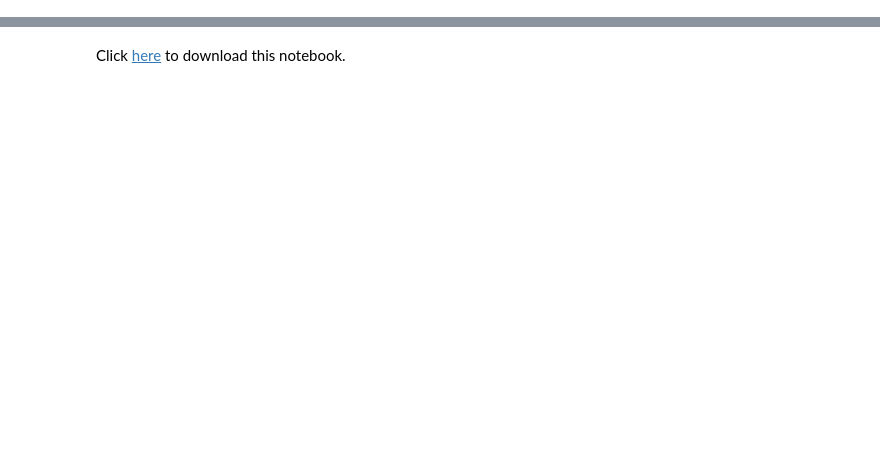
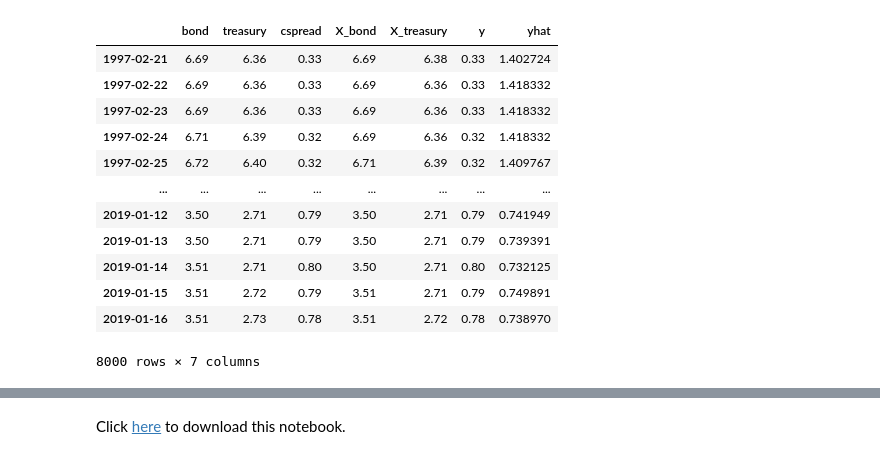
Before and after one commit to allenfrostline/iaqf2019, a Jupyter notebook: explore.ipynb, the cells around one changed output, grey strips where cells are left out. Drawn from its saved outputs; the diff is of its cells as text; code cells hidden in the pictures; blank space fills up the shorter version.

```diff
--- a/explore.ipynb
+++ b/explore.ipynb
@@ -118,3 +70,75 @@ forecast.tail()
+# %%
+X = df[[col for col in df.columns if col[:2] == 'X_']].values
+X = X.reshape(X.shape[0], 1, X.shape[1])
+y = df['y'].values
+
+trained = True
+batch_size = 10
+epochs = 100
+neurons = 4
+val_split = .2
+
+if trained:
+    model = load_model('model.h5')
+    history = pkl.load(open('history.pkl', 'rb'))
+else:
+    model = Sequential()
+    model.add(LSTM(neurons, stateful=True, batch_input_shape=(batch_size, X.shape[1], X.shape[2])))
+    model.add(Dense(1))
+    model.compile(loss='mse', optimizer='adadelta')
+    history = {'loss': [], 'val_loss': [], 'r2': [], 'val_r2': []}
+    t0 = time.time()
+    width = 20
+    rightarrow, blacksquare, whitesquare = '>', '#', '='
+    i = 0
+    while i < epochs:
+        model.fit(X, y, epochs=1, batch_size=batch_size, verbose=0, shuffle=False, validation_split=val_split)
+        loss = model.history.history['loss'][0]
+        val_loss = model.history.history['val_loss'][0]
+        yhat = model.predict(X, batch_size=batch_size)
+        if (np.isnan(loss) or np.isnan(val_loss)) or np.isnan(yhat[-1]):
+            for layer in model.layers:
+                if hasattr(layer, 'kernel_initializer') and hasattr('layer', 'kernel'):
+                    layer.kernel.initializer.run(session=K.get_session())
+            history = {'loss': [], 'val_loss': []}
+            i = 0
+            continue
+        val_size = round(len(y) * val_split)
+        r2 = r2_score(y[:-val_size], yhat[:-val_size])
+        val_r2 = r2_score(y[-val_size:], yhat[-val_size:])
+        dt = time.time() - t0
+        progress = (i + 1) / epochs
+        eta = dt / progress * (1 - progress)
+        nbars = round(width * progress)
+        history['loss'].append(loss)
+        history['val_loss'].append(val_loss)
+        history['r2'].append(r2)
+        history['val_r2'].append(val_r2)
+        msg = 'Epoch {}/{} |{}{}{}| - eta: {:.0f}s - loss: {:.4f} - val_loss: {:.4f} - r2: {:.4f} - val_r2: {:.4f}'.\
+        format(i + 1, epochs, blacksquare * nbars, rightarrow, whitesquare * (width - nbars - 1),
+               eta, loss, val_loss, r2, val_r2)
+        print('{: <100s}'.format(msg), end='\r')
+        i += 1
+    print(msg.replace(rightarrow, blacksquare))
+    model.save('model.h5')
+    pkl.dump(history, open('history.pkl', 'wb'))
+
+df['yhat'] = model.predict(X, batch_size=batch_size)
+df
+# %% [output]
+|  | bond | treasury | cspread | X_bond | X_treasury | y | yhat |
+| 1997-02-21 | 6.69 | 6.36 | 0.33 | 6.69 | 6.38 | 0.33 | 1.402724 |
+| 1997-02-22 | 6.69 | 6.36 | 0.33 | 6.69 | 6.36 | 0.33 | 1.418332 |
+| 1997-02-23 | 6.69 | 6.36 | 0.33 | 6.69 | 6.36 | 0.33 | 1.418332 |
+| 1997-02-24 | 6.71 | 6.39 | 0.32 | 6.69 | 6.36 | 0.32 | 1.418332 |
+| 1997-02-25 | 6.72 | 6.40 | 0.32 | 6.71 | 6.39 | 0.32 | 1.409767 |
+| ... | ... | ... | ... | ... | ... | ... | ... |
+| 2019-01-12 | 3.50 | 2.71 | 0.79 | 3.50 | 2.71 | 0.79 | 0.741949 |
+| 2019-01-13 | 3.50 | 2.71 | 0.79 | 3.50 | 2.71 | 0.79 | 0.739391 |
+| 2019-01-14 | 3.51 | 2.71 | 0.80 | 3.50 | 2.71 | 0.80 | 0.732125 |
+| 2019-01-15 | 3.51 | 2.72 | 0.79 | 3.51 | 2.71 | 0.79 | 0.749891 |
+| 2019-01-16 | 3.51 | 2.73 | 0.78 | 3.51 | 2.72 | 0.78 | 0.738970 |
+8000 rows × 7 columns
 # %%
 fig = plt.figure()
 ax = fig.add_subplot(111)
```
Also changed, not shown: parts of 10 cells of this notebook, 2 other files.
